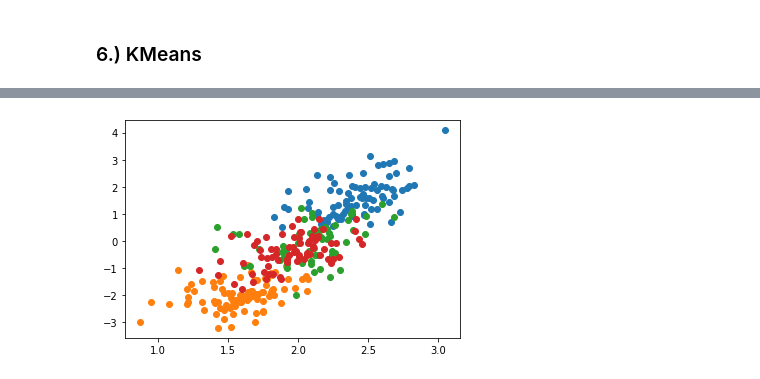
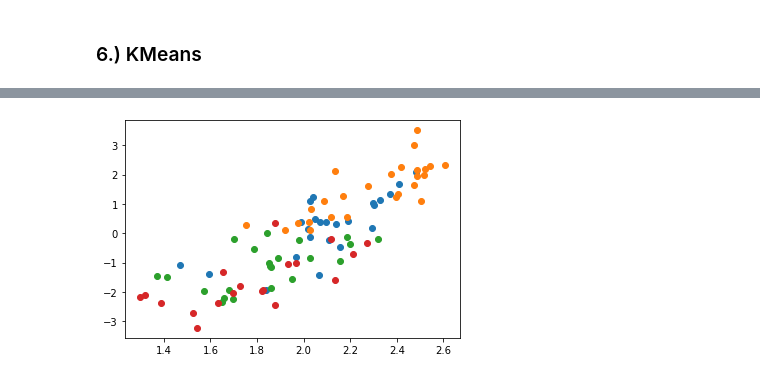
Before and after one commit to AllergictoCrustaceans/ML, a Jupyter notebook: K_means_SVD_Heart_Disease.ipynb, the cells around one changed output, grey strips where cells are left out. Cells and saved outputs as stored; diff of their text form; code cells hidden in the pictures.

```diff
--- a/K_means_SVD_Heart_Disease.ipynb
+++ b/K_means_SVD_Heart_Disease.ipynb
@@ -240,10 +236,9 @@ print(ds_prepro.shape)
 # %%
 from sklearn.decomposition import TruncatedSVD
 # create SVD instance
-svd = TruncatedSVD(n_components=3)
-svd_features = svd.fit_transform(ds_prepro)
-
-# plot variances?
+svd = TruncatedSVD(n_components=4).fit(x_train)
+svd_features = svd.transform(x_train)
+svd_features_test = svd.transform(x_test)
 
 print(svd.singular_values_)
 # %% [output]
@@ -271,12 +266,11 @@ plt.show()
 # With K=2
 km_2 = KMeans(n_clusters=2)
 km_2.fit(svd_features)
-y_pred = km_2.predict(svd_features)
-clusters = unique(y_pred)
+y_pred_2 = km_2.predict(svd_features_test)
+clusters = unique(y_pred_2)
 
 for cluster in clusters:
-    row_ix = where(y_pred == cluster)
-    plt.scatter(svd_features[row_ix, 0], svd_features[row_ix, 1])
-
+    row_ix = where(y_pred_2 == cluster)
+    plt.scatter(svd_features_test[row_ix, 0], svd_features_test[row_ix, 1])
 plt.show()
 # %% [output]
@@ -285,12 +314,12 @@ plt.show()
 # With K=3
 km_3 = KMeans(n_clusters=3)
 km_3.fit(svd_features)
-y_pred = km_3.predict(svd_features)
-clusters = unique(y_pred)
+y_pred_3 = km_3.predict(svd_features_test)
+clusters = unique(y_pred_3)
 
 for cluster in clusters:
-    row_ix = where(y_pred == cluster)
-    plt.scatter(svd_features[row_ix, 0], svd_features[row_ix, 1])
+    row_ix = where(y_pred_3 == cluster)
+    plt.scatter(svd_features_test[row_ix, 0], svd_features_test[row_ix, 1])
 
 plt.show()
 # %% [output]
@@ -298,14 +348,14 @@ plt.show()
 # %%
 # With K=4
 km_4 = KMeans(n_clusters=4)
 km_4.fit(svd_features)
-y_pred = km_4.predict(svd_features)
-clusters = unique(y_pred)
+y_pred_4 = km_4.predict(svd_features_test)
+clusters = unique(y_pred_4)
 
 for cluster in clusters:
-    row_ix = where(y_pred == cluster)
-    plt.scatter(svd_features[row_ix, 0], svd_features[row_ix, 1])
+    row_ix = where(y_pred_4 == cluster)
+    plt.scatter(svd_features_test[row_ix, 0], svd_features_test[row_ix, 1])
 
 plt.show()
 # %% [output]
-[figure, old version]
+[figure, new version]
```
Also changed, not shown: parts of 11 cells of this notebook.
